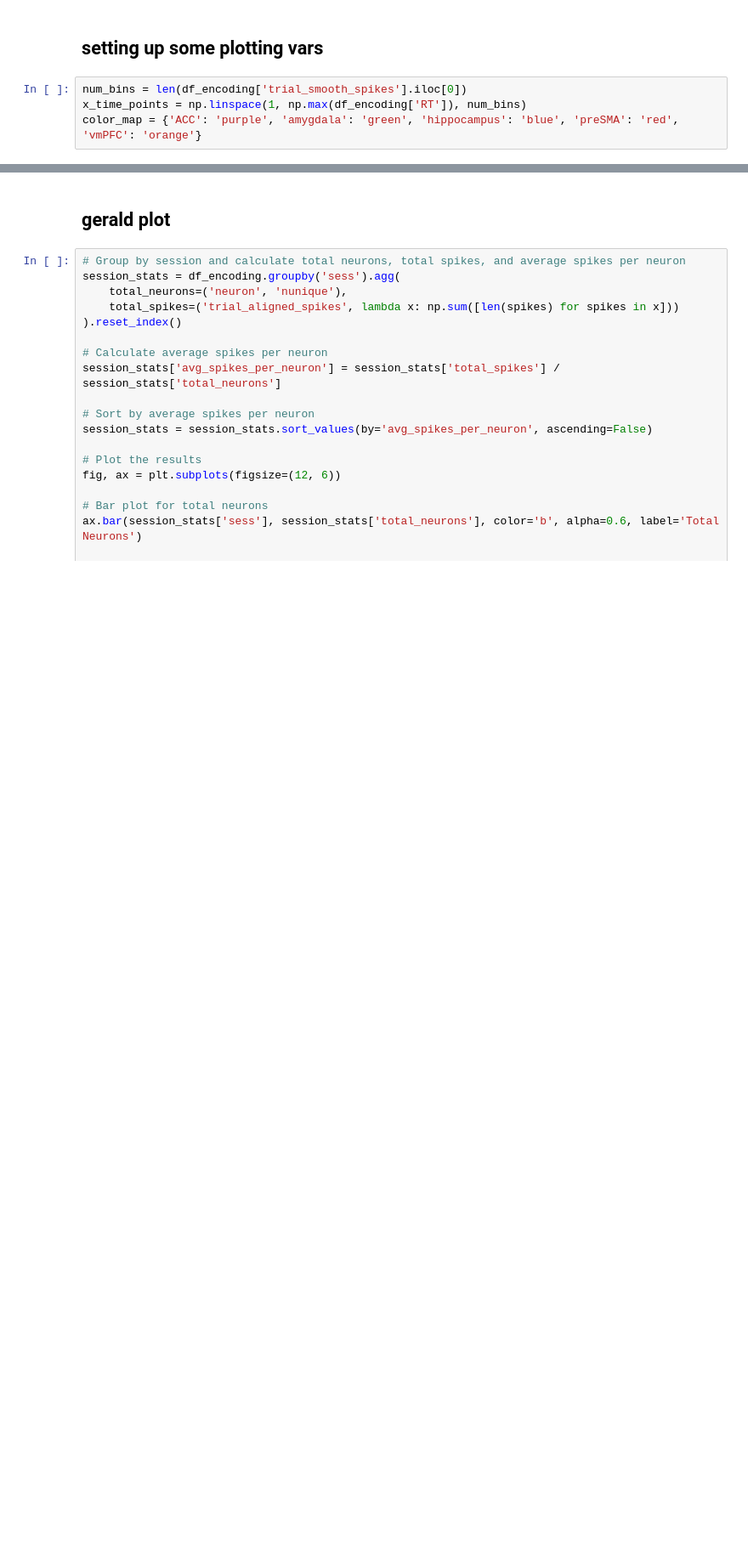
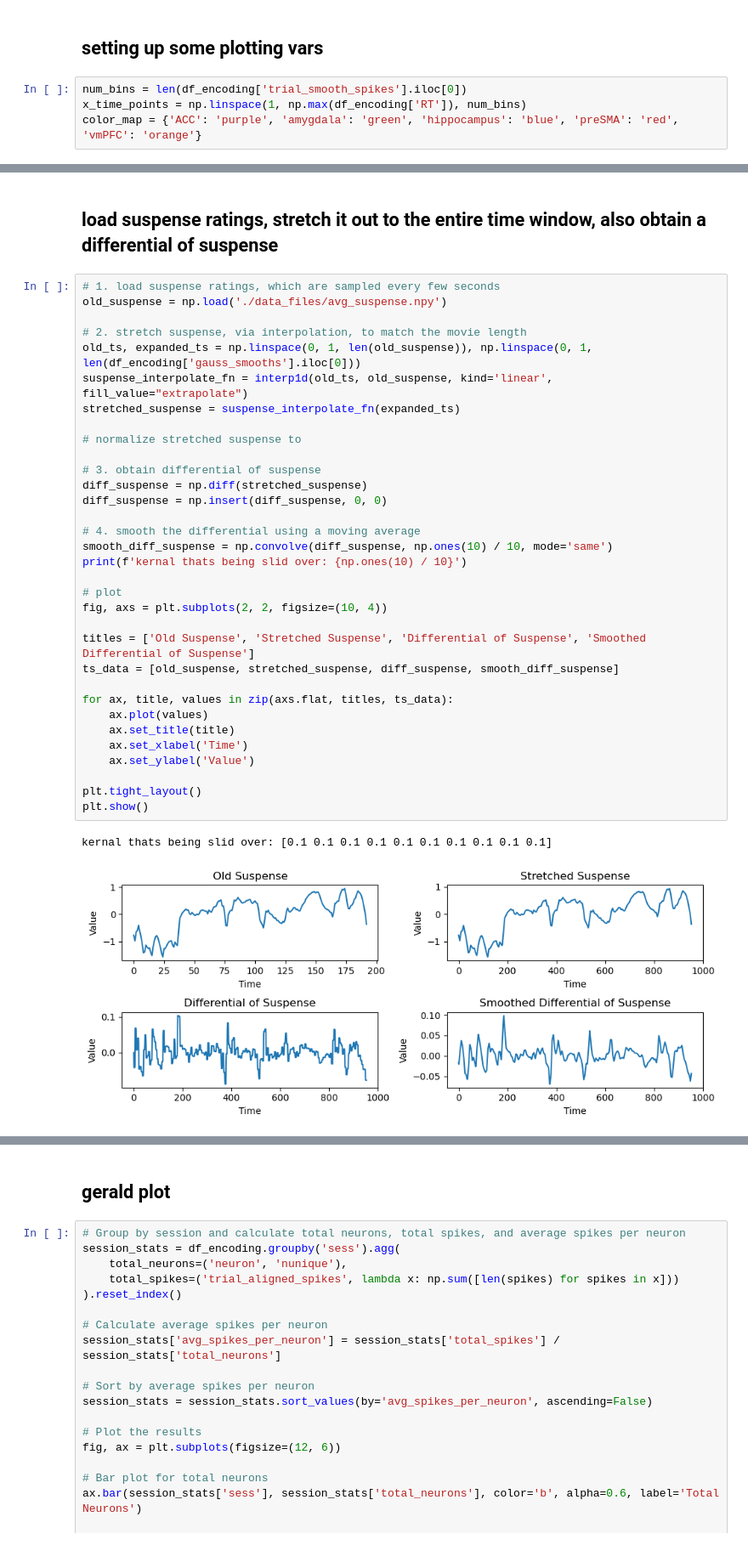
Before and after one commit to NuttidaLab/movie_analysis, a Jupyter notebook: encoding_analyses.ipynb, the cells around one changed output, grey strips where cells are left out. Shown at 85% size. Cells and saved outputs as stored; diff of their text form; blank space fills up the shorter version.

```diff
--- a/encoding_analyses.ipynb
+++ b/encoding_analyses.ipynb
@@ -206,0 +252,38 @@ color_map = {'ACC': 'purple', 'amygdala': 'green', 'hippocampus': 'blue', 'preSM
+# %% [markdown]
+## load suspense ratings, stretch it out to the entire time window, also obtain a differential of suspense
+# %%
+# 1. load suspense ratings, which are sampled every few seconds
+old_suspense = np.load('./data_files/avg_suspense.npy')
+
+# 2. stretch suspense, via interpolation, to match the movie length
+old_ts, expanded_ts = np.linspace(0, 1, len(old_suspense)), np.linspace(0, 1, len(df_encoding['gauss_smooths'].iloc[0]))
+suspense_interpolate_fn = interp1d(old_ts, old_suspense, kind='linear', fill_value="extrapolate")
+stretched_suspense = suspense_interpolate_fn(expanded_ts)
+
+# normalize stretched suspense to
+
+# 3. obtain differential of suspense
+diff_suspense = np.diff(stretched_suspense)
+diff_suspense = np.insert(diff_suspense, 0, 0)
+
+# 4. smooth the differential using a moving average
+smooth_diff_suspense = np.convolve(diff_suspense, np.ones(10) / 10, mode='same')
+print(f'kernal thats being slid over: {np.ones(10) / 10}')
+
+# plot
+fig, axs = plt.subplots(2, 2, figsize=(10, 4))
+
+titles = ['Old Suspense', 'Stretched Suspense', 'Differential of Suspense', 'Smoothed Differential of Suspense']
+ts_data = [old_suspense, stretched_suspense, diff_suspense, smooth_diff_suspense]
+
+for ax, title, values in zip(axs.flat, titles, ts_data):
+    ax.plot(values)
+    ax.set_title(title)
+    ax.set_xlabel('Time')
+    ax.set_ylabel('Value')
+
+plt.tight_layout()
+plt.show()
+# %% [output]
+kernal thats being slid over: [0.1 0.1 0.1 0.1 0.1 0.1 0.1 0.1 0.1 0.1]
+[figure, added]
```
Also changed, not shown: parts of 30 cells of this notebook.
